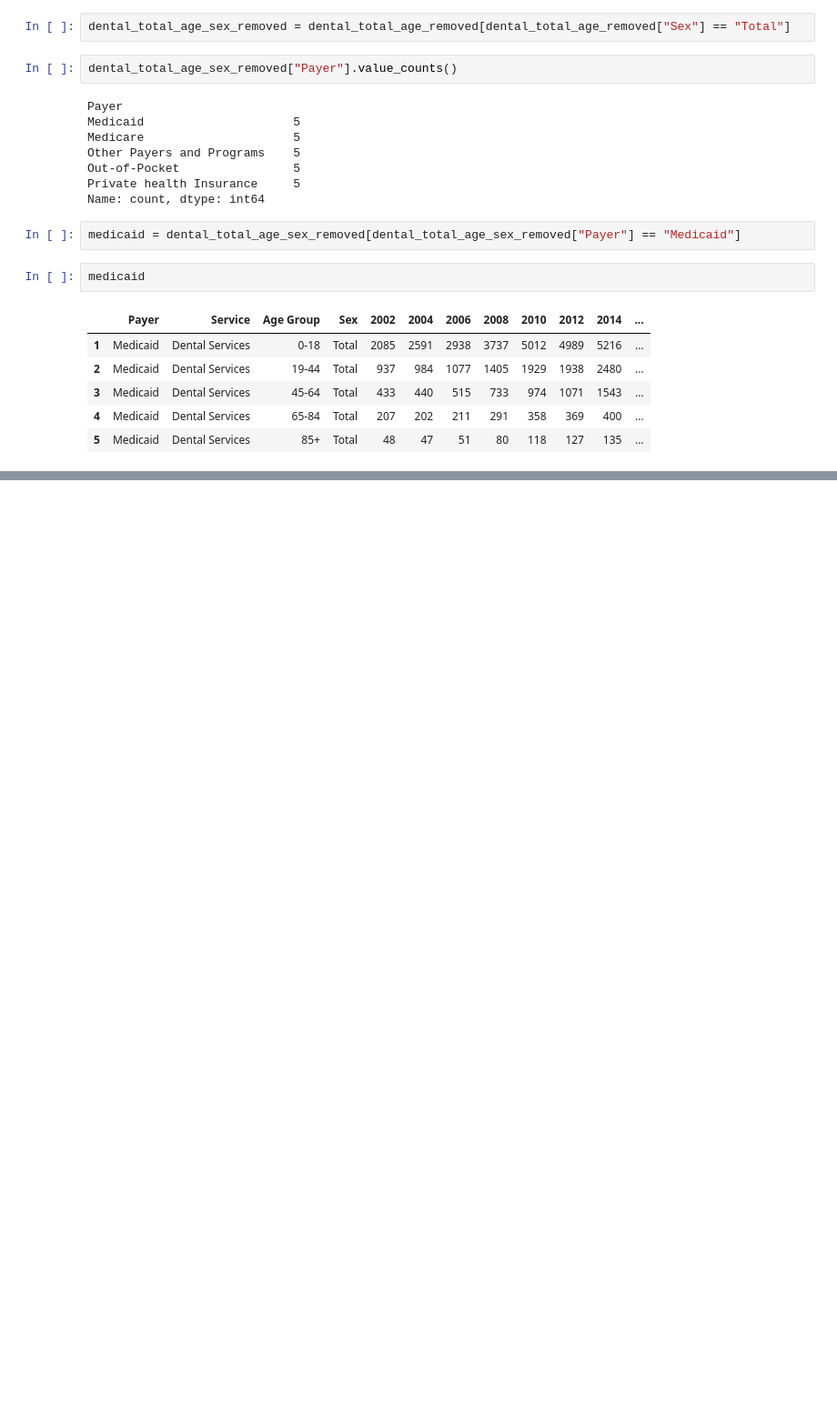
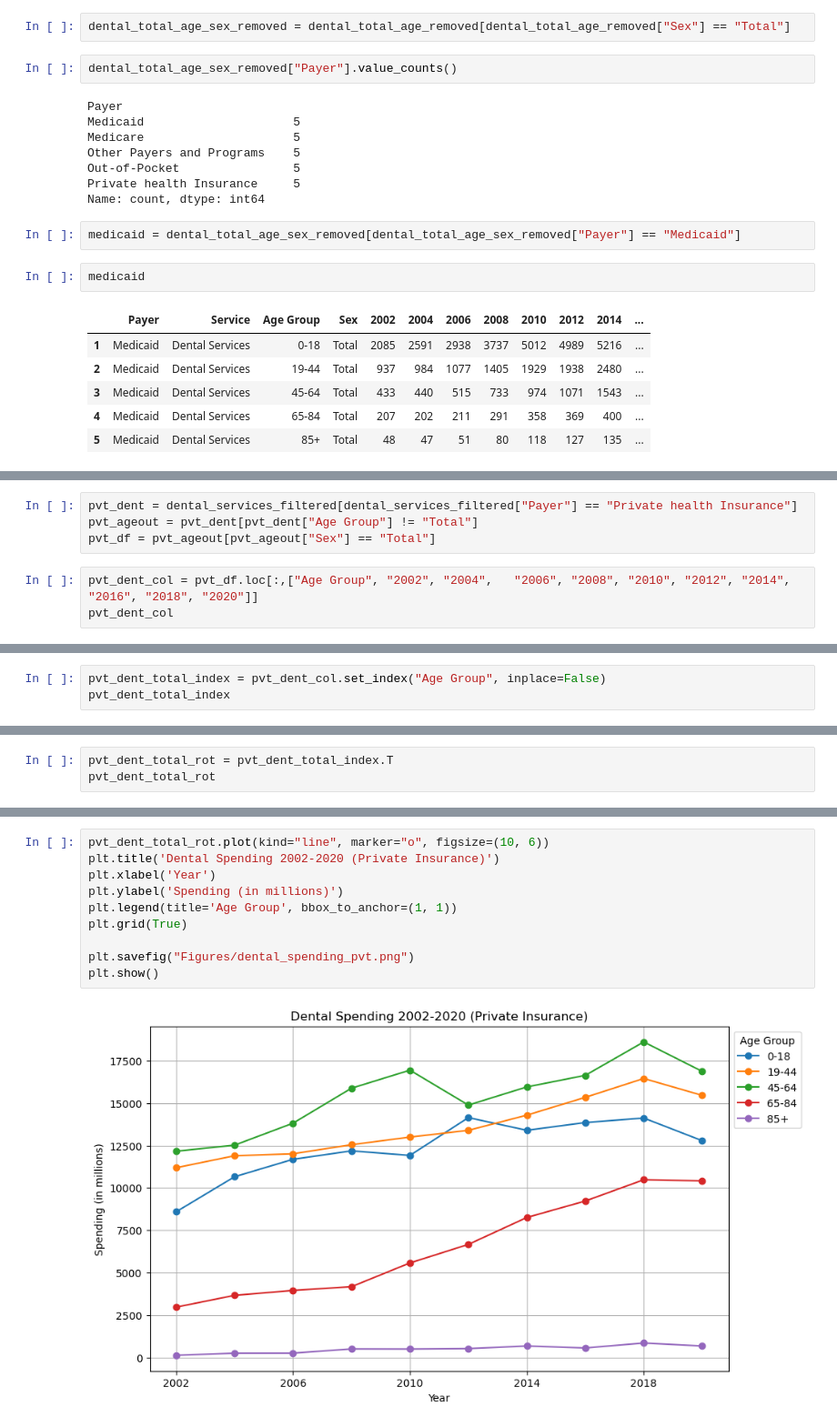
Before and after one commit to vokouns/us-healthcare-spending, a Jupyter notebook: scottsnotebook.ipynb, the cells around one changed output, grey strips where cells are left out. Shown at 91% size. Drawn from its saved outputs; the diff is of its cells as text; blank space fills up the shorter version.

```diff
--- a/scottsnotebook.ipynb
+++ b/scottsnotebook.ipynb
@@ -274,0 +357,7 @@ medicaid__rotated_df
+# %%
+pvt_dent = dental_services_filtered[dental_services_filtered["Payer"] == "Private health Insurance"]
+pvt_ageout = pvt_dent[pvt_dent["Age Group"] != "Total"]
+pvt_df = pvt_ageout[pvt_ageout["Sex"] == "Total"]
+# %%
+pvt_dent_col = pvt_df.loc[:,["Age Group", "2002", "2004",	"2006",	"2008",	"2010",	"2012",	"2014",	"2016",	"2018",	"2020"]]
+pvt_dent_col
@@ -274,0 +371,3 @@ medicaid__rotated_df
+# %%
+pvt_dent_total_index = pvt_dent_col.set_index("Age Group", inplace=False)
+pvt_dent_total_index
@@ -274,0 +382,3 @@ medicaid__rotated_df
+# %%
+pvt_dent_total_rot = pvt_dent_total_index.T
+pvt_dent_total_rot
@@ -274,0 +397,12 @@ medicaid__rotated_df
+# %%
+pvt_dent_total_rot.plot(kind="line", marker="o", figsize=(10, 6))
+plt.title('Dental Spending 2002-2020 (Private Insurance)')
+plt.xlabel('Year')
+plt.ylabel('Spending (in millions)')
+plt.legend(title='Age Group', bbox_to_anchor=(1, 1))
+plt.grid(True)
+
+plt.savefig("Figures/dental_spending_pvt.png")
+plt.show()
+# %% [output]
+[figure, added]
```
Also changed, not shown: parts of 27 cells of this notebook, 5 other files.
